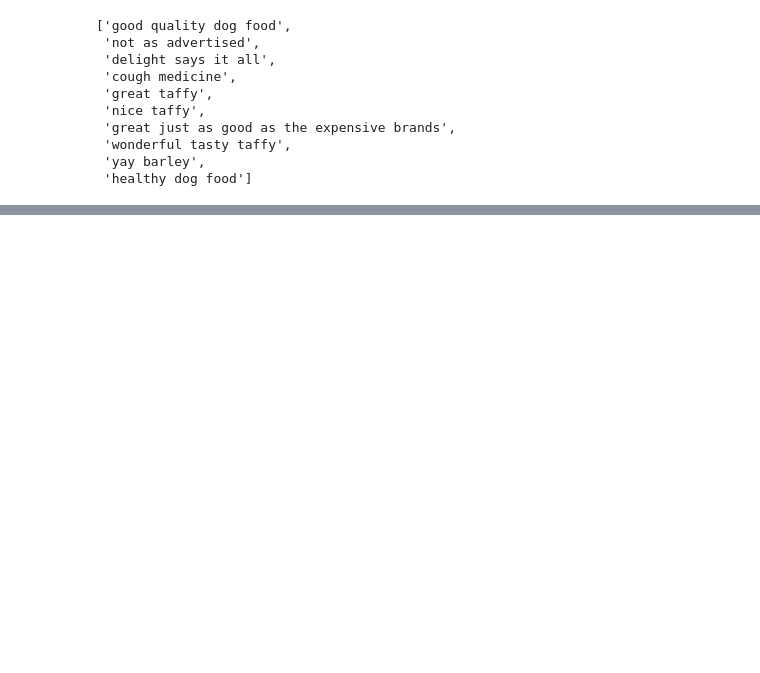
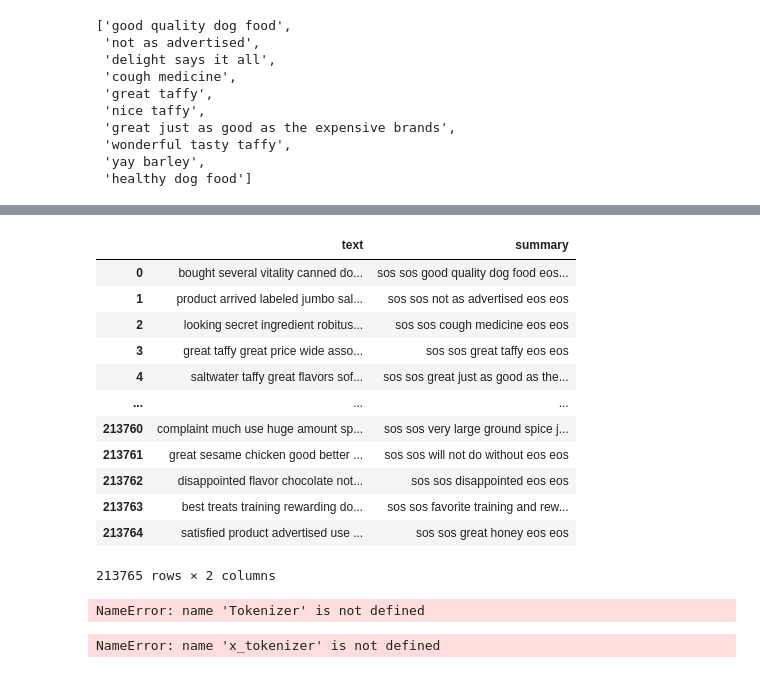
Before and after one commit to jeelmakani/nlp-text-summerization, a Jupyter notebook: text-summerize.ipynb, the cells around one changed output, grey strips where cells are left out. Saved outputs shown, nothing was run; the diff lists cells and outputs as text; code cells hidden in the pictures; blank space fills up the shorter version.

```diff
--- a/text-summerize.ipynb
+++ b/text-summerize.ipynb
@@ -204,0 +367,55 @@ data.dropna(axis=0,inplace=True)
+# %%
+df["summary"] = df["summary"].apply(lambda x: "sos " + x + " eos")
+df
+# %% [output]
+|  | text | summary |
+| 0 | bought several vitality canned do... | sos sos good quality dog food eos... |
+| 1 | product arrived labeled jumbo sal... | sos sos not as advertised eos eos |
+| 2 | looking secret ingredient robitus... | sos sos cough medicine eos eos |
+| 3 | great taffy great price wide asso... | sos sos great taffy eos eos |
+| 4 | saltwater taffy great flavors sof... | sos sos great just as good as the... |
+| ... | ... | ... |
+| 213760 | complaint much use huge amount sp... | sos sos very large ground spice j... |
+| 213761 | great sesame chicken good better ... | sos sos will not do without eos eos |
+| 213762 | disappointed flavor chocolate not... | sos sos disappointed eos eos |
+| 213763 | best treats training rewarding do... | sos sos favorite training and rew... |
+| 213764 | satisfied product advertised use ... | sos sos great honey eos eos |
+213765 rows × 2 columns
+# %%
+stop_words = set(stopwords.words("english"))
+x_tokenizer = Tokenizer()
+
+
+
+def text_cleaner(text, num=0, max_text_len=30):
+    newString = text.lower()  # Convert everything to lowercase
+    newString = re.sub(r"\([^)]*\)", "", newString)
+    newString = re.sub('"', "", newString)
+    newString = " ".join(
+        [
+            contraction_mapping[t] if t in contraction_mapping else t
+            for t in newString.split(" ")
+        ]
+    )  # Contraction mapping
+    newString = re.sub(r"'s\b", "", newString)
+    newString = re.sub(
+        "[^a-zA-Z]", " ", newString
+    )  # remove all character except latters
+    newString = re.sub("[m]{2,}", "mm", newString)
+    if num == 0:
+        tokens = [w for w in newString.split() if not w in stop_words]
+    else:
+        tokens = newString.split()
+    long_words = []
+    for i in tokens:
+        if len(i) > 1:  # removing short word
+            long_words.append(i)
+    cleaned_text = (" ".join(long_words)).strip()
+
+    cleaned_text = pd.DataFrame([cleaned_text])
+    cleaned_text[0] = cleaned_text[0].apply(lambda x: "sos " + x + " eos")
+    x_test_seq = x_tokenizer.texts_to_sequences(cleaned_text[0])
+
+    return pad_sequences(x_test_seq, maxlen=max_text_len, padding="post")
+# %% [output]
+NameError: name 'Tokenizer' is not defined
@@ -204,0 +424,5 @@ data.dropna(axis=0,inplace=True)
+# %%
+t = text_cleaner(tex, num=0, max_text_len=30)
+t
+# %% [output]
+NameError: name 'x_tokenizer' is not defined
```
Also changed, not shown: parts of 22 cells of this notebook, 4 other files.
